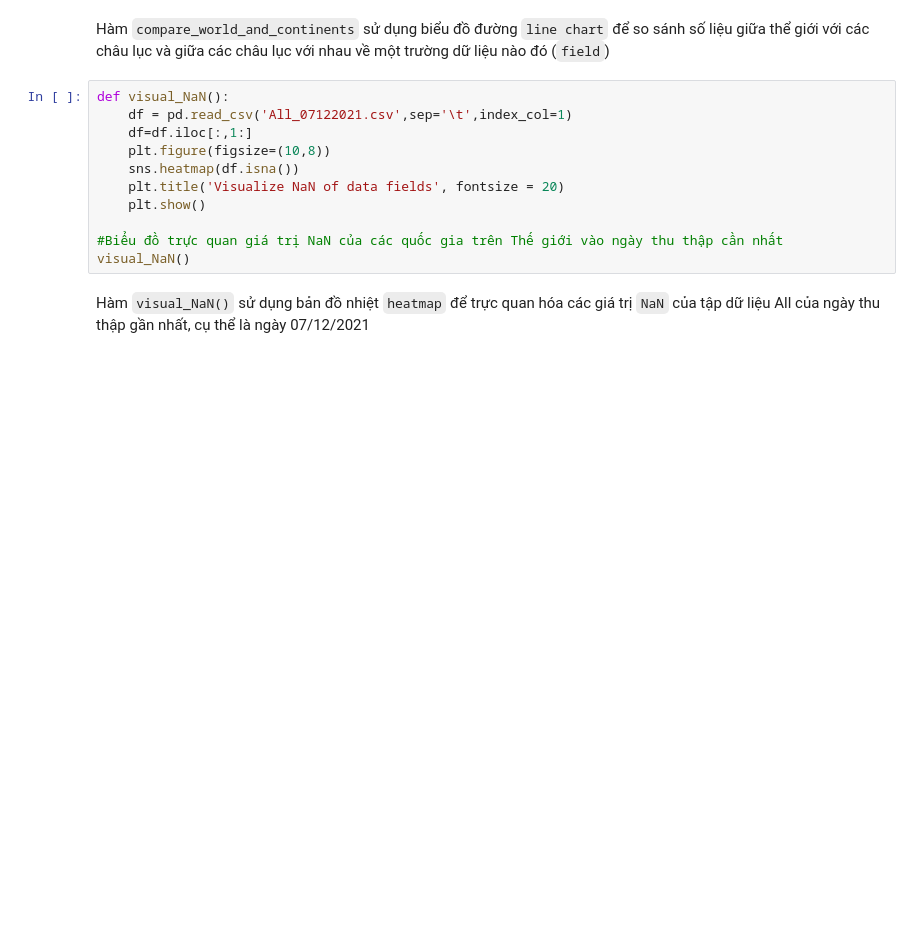
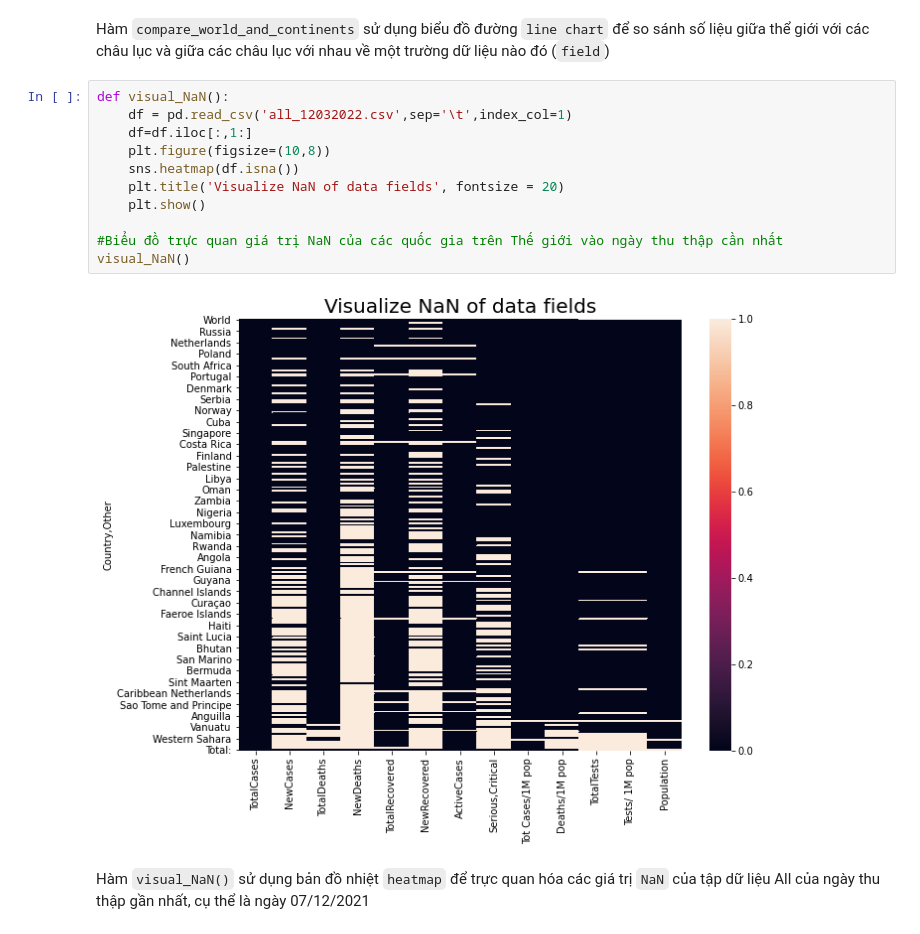
Before and after one commit to luthevy/Data-Visualization_Group08, a Jupyter notebook: Lab1/Lab01.ipynb, the cells around one changed output. Drawn from its saved outputs; the diff is of its cells as text; blank space fills up the shorter version.

```diff
--- a/Lab1/Lab01.ipynb
+++ b/Lab1/Lab01.ipynb
@@ -223,15 +225,17 @@ compare_world_and_continents('TotalRecovered')
 Hàm `compare_world_and_continents` sử dụng biểu đồ đường `line chart` để so sánh số liệu giữa thể giới với các châu lục và giữa các châu lục với nhau về một trường dữ liệu nào đó (`field`)
 # %%
 def visual_NaN():
-    df = pd.read_csv('All_07122021.csv',sep='\t',index_col=1)
+    df = pd.read_csv('all_12032022.csv',sep='\t',index_col=1)
     df=df.iloc[:,1:]
     plt.figure(figsize=(10,8))
     sns.heatmap(df.isna())
     plt.title('Visualize NaN of data fields', fontsize = 20)
     plt.show()
 
 #Biểu đồ trực quan giá trị NaN của các quốc gia trên Thế giới vào ngày thu thập cần nhất
 visual_NaN()
+# %% [output]
+[figure, added]
 # %% [markdown]
 Hàm `visual_NaN()` sử dụng bản đồ nhiệt `heatmap` để trực quan hóa các giá trị `NaN` của tập dữ liệu All của ngày thu thập gần nhất, cụ thể là ngày 07/12/2021
 # %%
```
Also changed, not shown: parts of 3 cells of this notebook, 3 other files.
